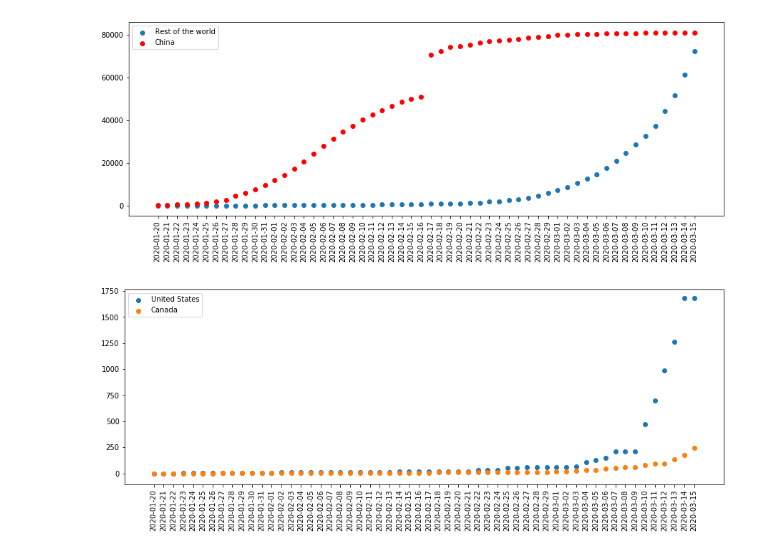
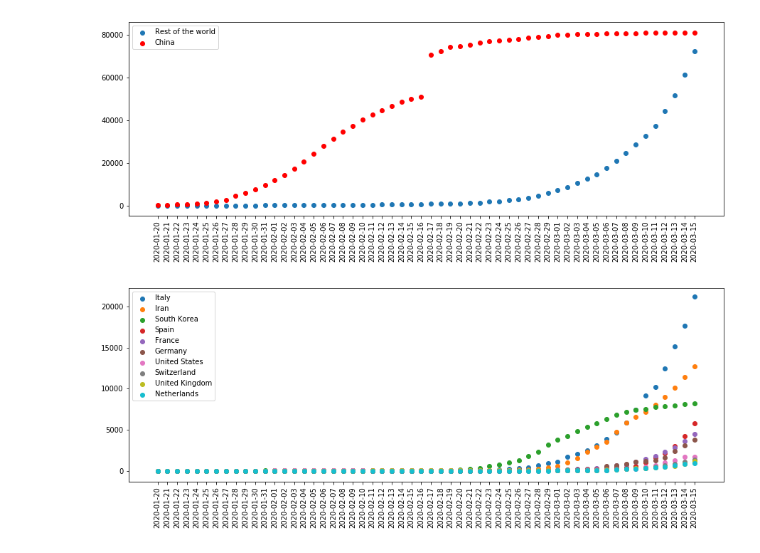
Before and after one commit to ericphamhung/covid-19, a Jupyter notebook: Main-ncov.ipynb, the cells around one changed output. Cells and saved outputs as stored; diff of their text form; code cells hidden in the pictures.

```diff
--- a/Main-ncov.ipynb
+++ b/Main-ncov.ipynb
@@ -247,22 +246,23 @@ plt.show()
 # %%
 # fig 3
 # top six countries (after china) with the highest confirmed cases
 
 
 plt.figure(figsize=(15,5))
 
-# lst = ['Italy','South Korea','Iran','France','Germany','Spain']
-lst = ['United States','Canada']
-df2 = df[[c for c in df.columns if c in lst]]
+lst = ['Total', 'China', 'Total_no_china']
+df2 = df[[c for c in df.columns if c not in lst]]
 
-for country in lst:
+top10 = df2.iloc[-1].sort_values(ascending=False).head(n=10).index
+
+for country in top10:
     plt.scatter(x=df.index, y=df2[country], label = country)
 
 plt.xticks(rotation=90)
 plt.legend()
 plt.show()
 # %% [output]
-[figure, old version]
+[figure, new version]
 # %%
 #guassian function
 def fx(x, a,b,c):
```
Also changed, not shown: parts of 6 cells of this notebook.
